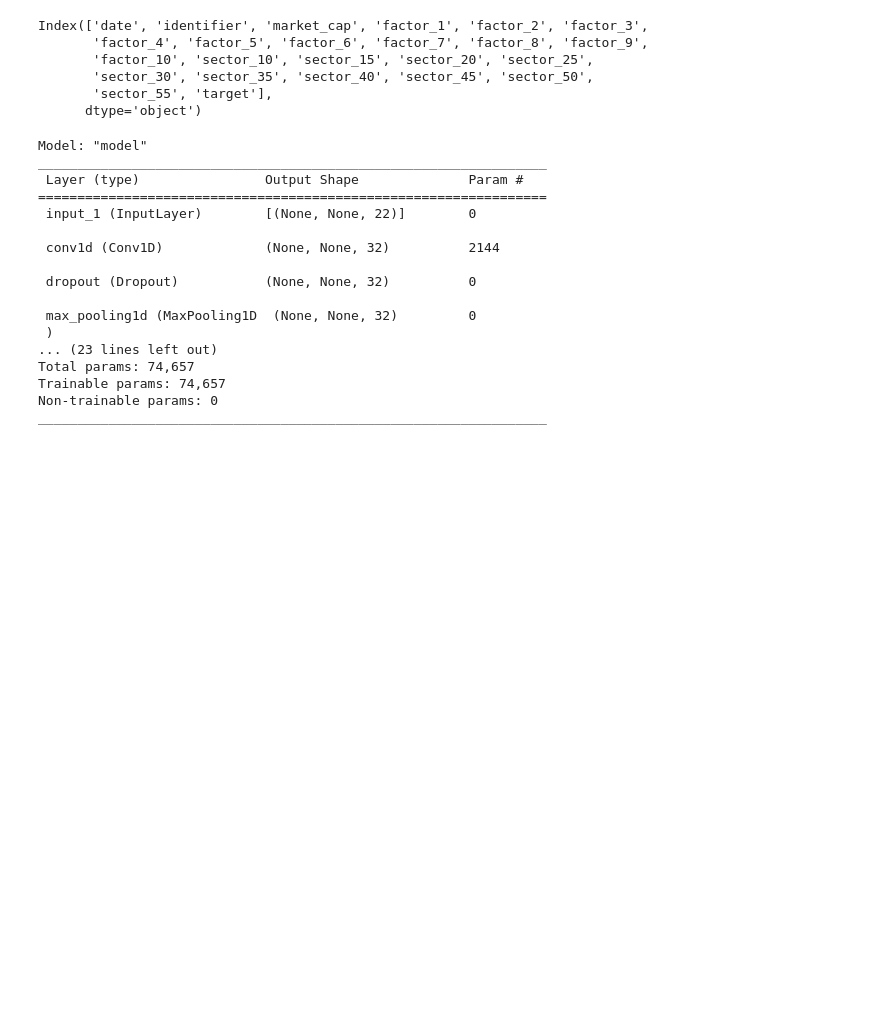
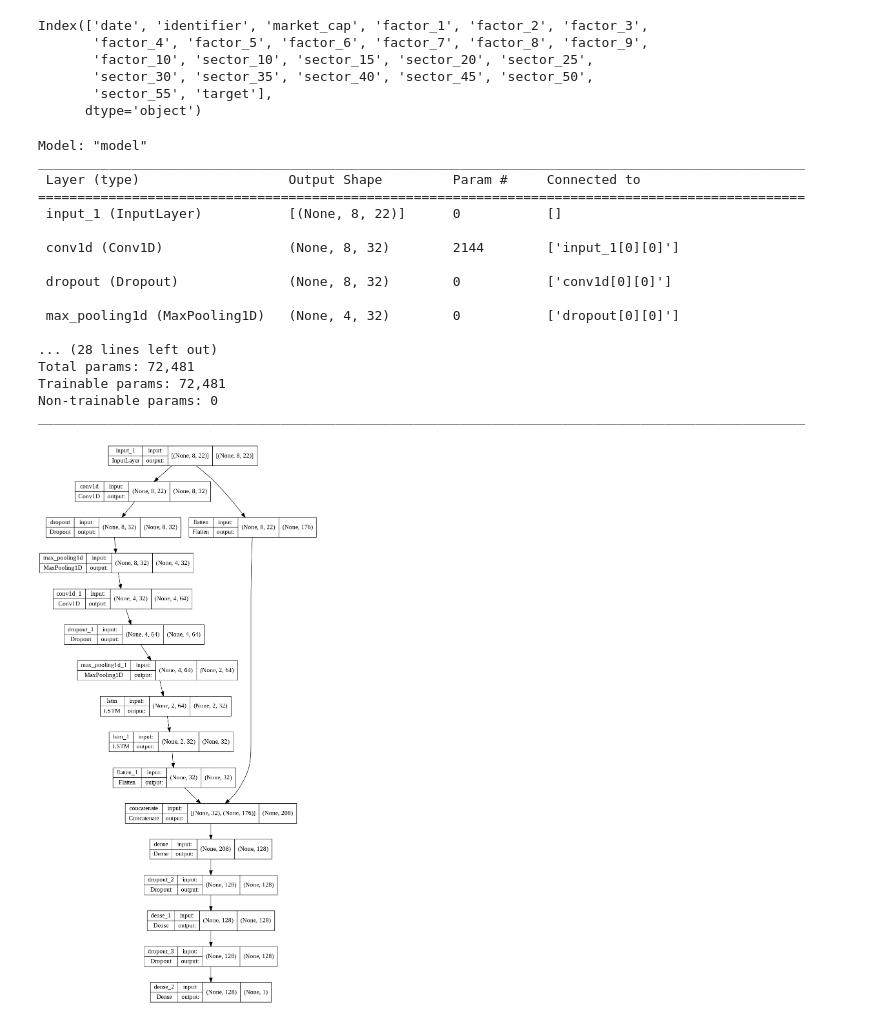
Before and after one commit to doogzultz/time_series_project, a Jupyter notebook: preprocessing_and_model_test.ipynb, the cells around one changed output. Drawn from its saved outputs; the diff is of its cells as text; code cells hidden in the pictures; blank space fills up the shorter version.

```diff
--- a/preprocessing_and_model_test.ipynb
+++ b/preprocessing_and_model_test.ipynb
@@ -368,7 +368,7 @@ def conv_block(input_,filter_units,kernel_size,dr):
     return out
 # %%
 def lstm_block(input_,lstm_units, dr):
-    x = LSTM(lstm_units*2, return_sequences = True, dropout = dr)(input_)
+    x = LSTM(lstm_units, return_sequences = True, dropout = dr)(input_)
     out = LSTM(lstm_units, return_sequences = False, dropout = dr)(x)
     return(out)
 # %%
@@ -376,43 +376,46 @@ def dense_block(input_, dense_units, dr):
     x = Dense(dense_units, kernel_initializer="he_normal", activation = 'relu')(input_)
     x = Dropout(dr)(x)
     x = Dense(dense_units, kernel_initializer="he_normal", activation = 'relu')(x)
-    x = Dropout(dr)(x)
-    out = Dense(1)(x)
+    out = Dropout(dr)(x)
     return out
 # %%
 tf.keras.backend.clear_session()
 
 def create_time_model(filter_units = 64, lstm_units = 32, kernel_size = 3, dense_units = 128, dr = .2 ):
 
-    input_ = Input(shape=(None,22))
-    input_2 = Input(shape = (None, None, 21))
+    input_ = Input(shape=(g.window_size,22))
+    y = Flatten()(input_)
     x = conv_block(input_,filter_units, kernel_size, dr)
     x = lstm_block(x, lstm_units, dr)
-    x = Concatenate([x, input_2])
-    out = dense_block(x, dense_units, dr)
+    x = Flatten()(x)
+    x = Concatenate(axis=-1)([x, y])
+    x = dense_block(x, dense_units, dr)
+    out = Dense(1)(x)
     model = Model(inputs = input_, outputs = out)
 
     return model
 
 model = create_time_model()
 model.compile(loss = 'mape', optimizer = 'adam', metrics = ['mae', 'mape'])
 model.summary()
+tf.keras.utils.plot_model(model, show_shapes=True)
 # %% [output]
 Model: "model"
-_________________________________________________________________
- Layer (type)                Output Shape              Param #
-=================================================================
- input_1 (InputLayer)        [(None, None, 22)]        0
+__________________________________________________________________________________________________
+ Layer (type)                   Output Shape         Param #     Connected to
+==================================================================================================
+ input_1 (InputLayer)           [(None, 8, 22)]      0           []
 
- conv1d (Conv1D)             (None, None, 32)          2144
+ conv1d (Conv1D)                (None, 8, 32)        2144        ['input_1[0][0]']
 
- dropout (Dropout)           (None, None, 32)          0
+ dropout (Dropout)              (None, 8, 32)        0           ['conv1d[0][0]']
 
- max_pooling1d (MaxPooling1D  (None, None, 32)         0
- )
-... (23 lines left out)
-Total params: 74,657
-Trainable params: 74,657
+ max_pooling1d (MaxPooling1D)   (None, 4, 32)        0           ['dropout[0][0]']
+
+... (28 lines left out)
+Total params: 72,481
+Trainable params: 72,481
 Non-trainable params: 0
-_________________________________________________________________
+__________________________________________________________________________________________________
+[figure, added]
 # %%
```
Also changed, not shown: parts of 8 cells of this notebook.
